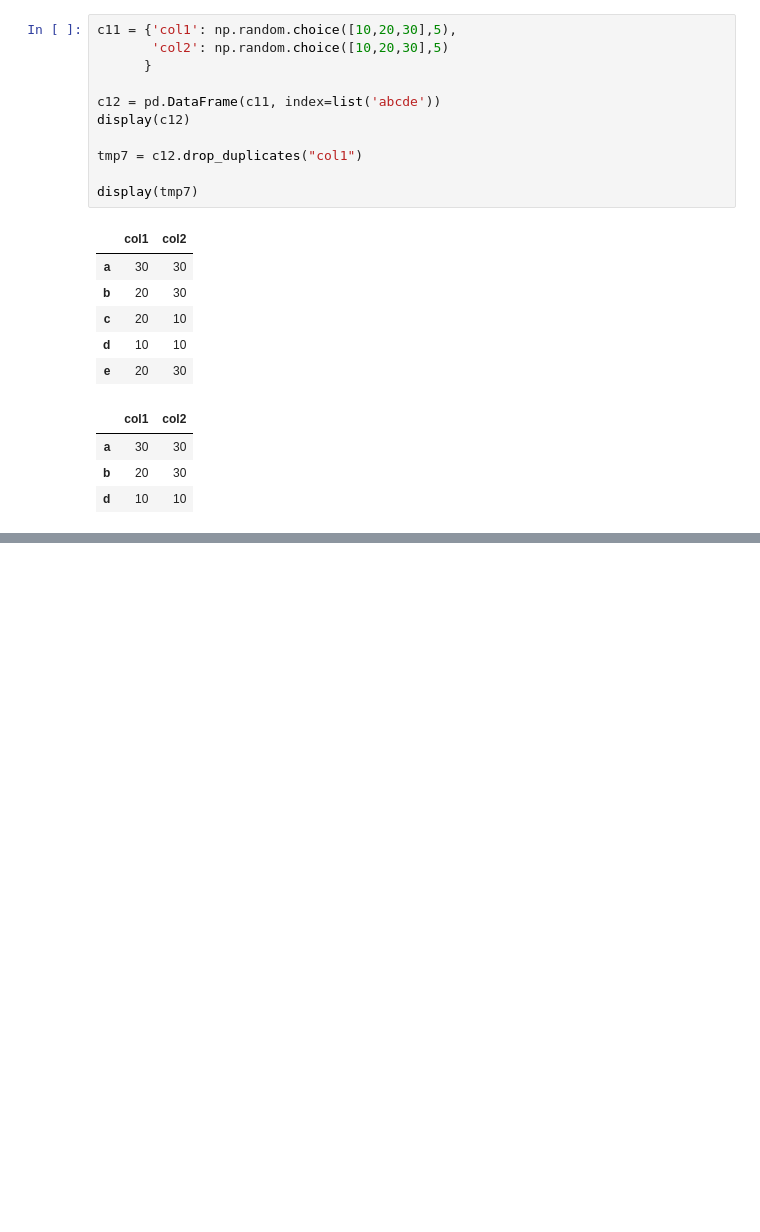
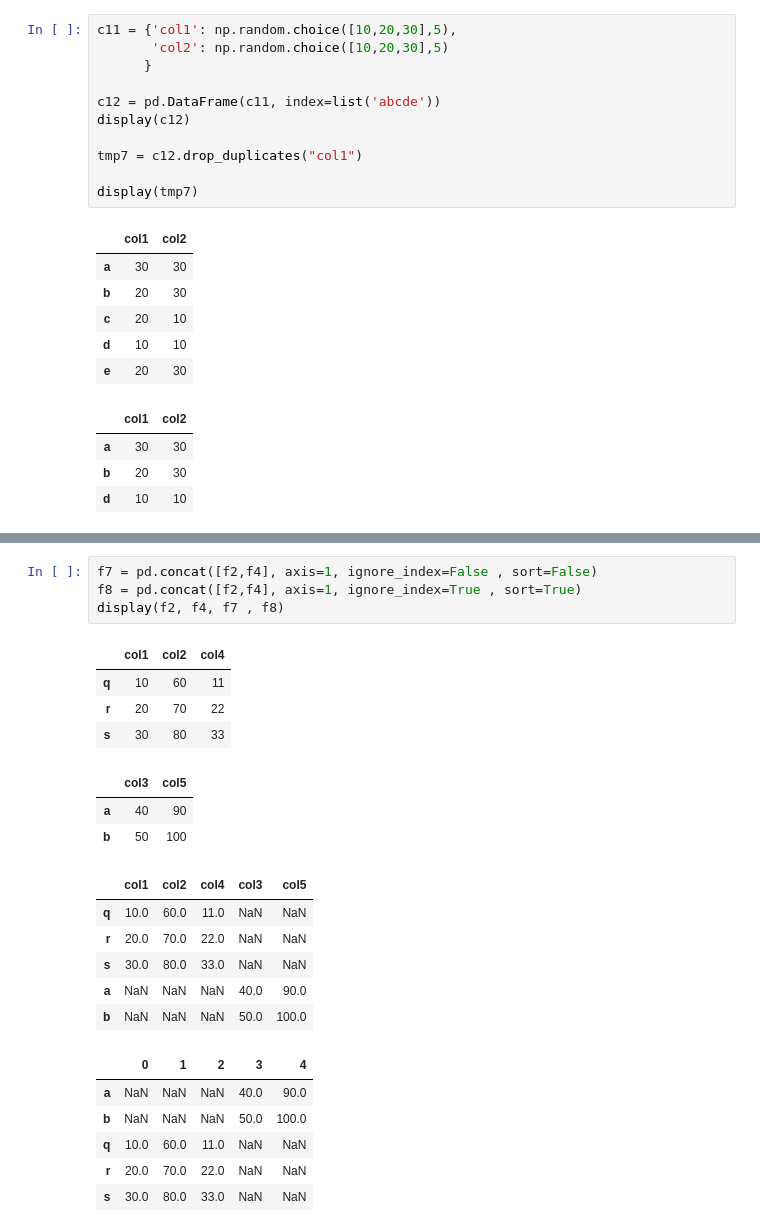
Before and after one commit to redrosekana/Python-Data-Science, a Jupyter notebook: panda-dataframe/main2.ipynb, the cells around one changed output, grey strips where cells are left out. Cells and saved outputs as stored; diff of their text form; blank space fills up the shorter version.

```diff
--- a/panda-dataframe/main2.ipynb
+++ b/panda-dataframe/main2.ipynb
@@ -576,0 +746,24 @@ c13.truncate(before='c', after='e')
+# %%
+f7 = pd.concat([f2,f4], axis=1, ignore_index=False , sort=False)
+f8 = pd.concat([f2,f4], axis=1, ignore_index=True , sort=True)
+display(f2, f4, f7 , f8)
+# %% [output]
+|  | col1 | col2 | col4 |
+| q | 10 | 60 | 11 |
+| r | 20 | 70 | 22 |
+| s | 30 | 80 | 33 |
+|  | col3 | col5 |
+| a | 40 | 90 |
+| b | 50 | 100 |
+|  | col1 | col2 | col4 | col3 | col5 |
+| q | 10.0 | 60.0 | 11.0 | NaN | NaN |
+| r | 20.0 | 70.0 | 22.0 | NaN | NaN |
+| s | 30.0 | 80.0 | 33.0 | NaN | NaN |
+| a | NaN | NaN | NaN | 40.0 | 90.0 |
+| b | NaN | NaN | NaN | 50.0 | 100.0 |
+|  | 0 | 1 | 2 | 3 | 4 |
+| a | NaN | NaN | NaN | 40.0 | 90.0 |
+| b | NaN | NaN | NaN | 50.0 | 100.0 |
+| q | 10.0 | 60.0 | 11.0 | NaN | NaN |
+| r | 20.0 | 70.0 | 22.0 | NaN | NaN |
+| s | 30.0 | 80.0 | 33.0 | NaN | NaN |
```
Also changed, not shown: parts of 47 cells of this notebook.
